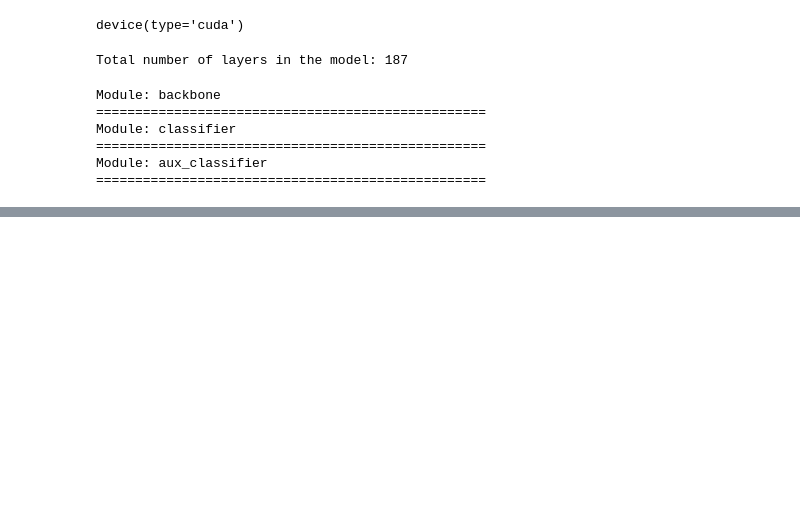
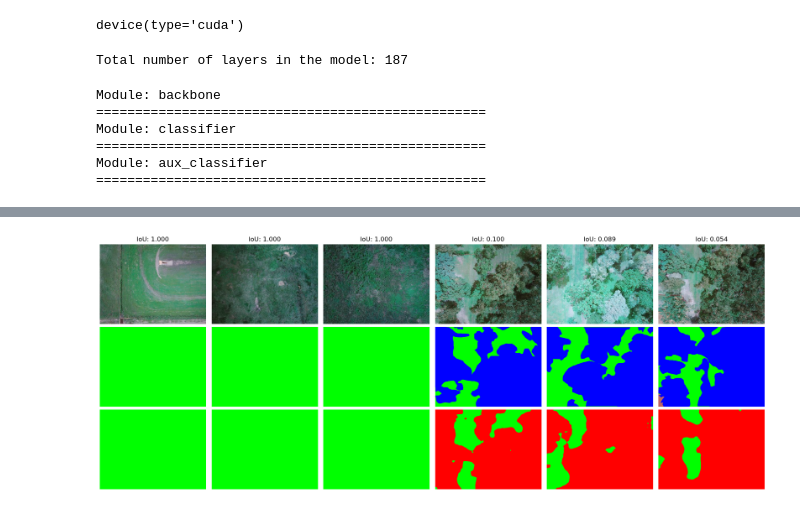
Before and after one commit to rufi156/DeepLabV3-PyTorch, a Jupyter notebook: training.ipynb, the cells around one changed output, grey strips where cells are left out. Drawn from its saved outputs; the diff is of its cells as text; code cells hidden in the pictures; blank space fills up the shorter version.

```diff
--- a/training.ipynb
+++ b/training.ipynb
@@ -347,0 +376,47 @@ Mean IoU (mIoU): 0.05440671505746213
+# %%
+def calculate_iou(true_mask, pred_mask):
+    intersection = np.logical_and(true_mask, pred_mask)
+    union = np.logical_or(true_mask, pred_mask)
+    iou = np.sum(intersection) / np.sum(union)
+    return iou
+
+def calculate_iou_for_all_pairs(true_masks, pred_masks):
+    iou_list = []
+
+    for true_mask, pred_mask in zip(true_masks, pred_masks):
+        iou = calculate_iou(true_mask, pred_mask)
+        iou_list.append(iou)
+
+    return iou_list
+
+
+images, true_masks, pred_masks = get_eval_datasets(mode='val')
+iou_list = calculate_iou_for_all_pairs(true_masks, pred_masks)
+# %%
+ranking = sorted(zip(images, true_masks, pred_masks, iou_list), key=lambda x: x[3], reverse=True)
+top_3 = ranking[:3]
+bottom_3 = ranking[-3:]
+# %%
+plt.figure(figsize=(18, 7))
+
+for i, (image, true_mask, pred_mask, iou) in enumerate(top_3 + bottom_3):
+    plt.subplot(3, 6, i + 1)
+    plt.imshow(image)
+    plt.title(f'IoU: {iou:.3f}')
+    plt.axis('off')
+
+for i, (image, true_mask, pred_mask, iou) in enumerate(top_3 + bottom_3):
+    plt.subplot(3, 6, i + 7)
+    plt.imshow(true_mask)
+    plt.axis('off')
+
+for i, (image, true_mask, pred_mask, iou) in enumerate(top_3 + bottom_3):
+    plt.subplot(3, 6, i + 13)
+    plt.imshow(pred_mask)
+    plt.axis('off')
+
+#plt.subplots_adjust(hspace=0.01)
+plt.tight_layout()
+plt.show()
+# %% [output]
+[figure, added]
```
Also changed, not shown: parts of 17 cells of this notebook.
